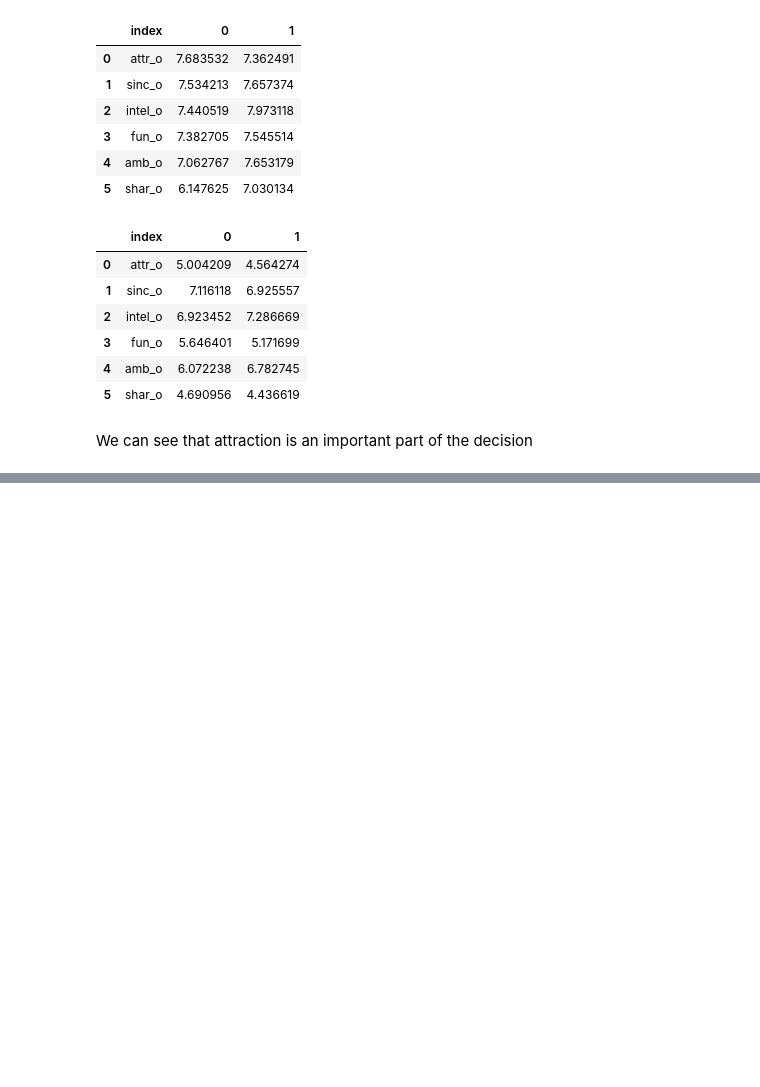
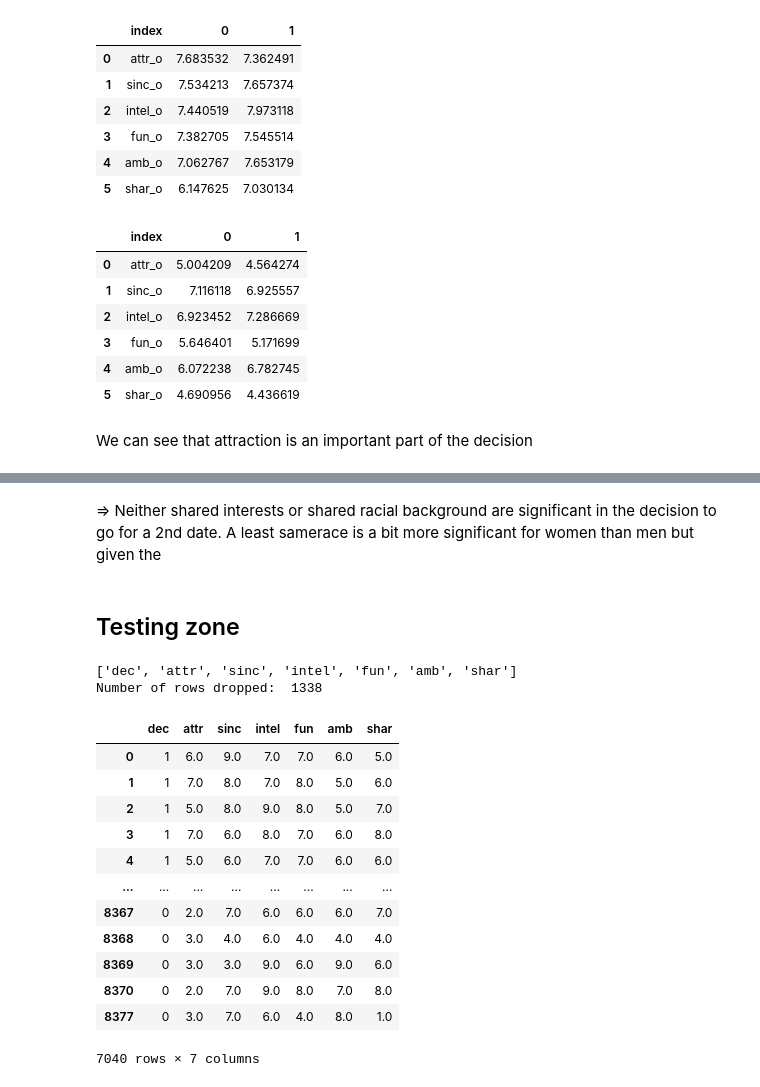
Before and after one commit to cyrilondet/jedha_projects_certif, a Jupyter notebook: 02_EDA/PANDAS_tinder_ongoing/project_tinder.ipynb, the cells around one changed output, grey strips where cells are left out. Drawn from its saved outputs; the diff is of its cells as text; code cells hidden in the pictures; blank space fills up the shorter version.

```diff
--- a/02_EDA/PANDAS_tinder_ongoing/project_tinder.ipynb
+++ b/02_EDA/PANDAS_tinder_ongoing/project_tinder.ipynb
@@ -670,0 +718,26 @@ fig_samerace = px.
+# %% [markdown]
+=> Neither shared interests or shared racial background are significant in the decision to go for a 2nd date. A least samerace is a bit more significant for women than men but given the
+# %% [markdown]
+## Testing zone
+# %%
+col = ["attr","sinc","intel","fun","amb","shar"]
+col.insert(0,"dec")
+print(col)
+df_most_imp_attribute = cleaning_missing_value(df[col])
+display(df_most_imp_attribute)
+# %% [output]
+['dec', 'attr', 'sinc', 'intel', 'fun', 'amb', 'shar']
+Number of rows dropped:  1338
+|  | dec | attr | sinc | intel | fun | amb | shar |
+| 0 | 1 | 6.0 | 9.0 | 7.0 | 7.0 | 6.0 | 5.0 |
+| 1 | 1 | 7.0 | 8.0 | 7.0 | 8.0 | 5.0 | 6.0 |
+| 2 | 1 | 5.0 | 8.0 | 9.0 | 8.0 | 5.0 | 7.0 |
+| 3 | 1 | 7.0 | 6.0 | 8.0 | 7.0 | 6.0 | 8.0 |
+| 4 | 1 | 5.0 | 6.0 | 7.0 | 7.0 | 6.0 | 6.0 |
+| ... | ... | ... | ... | ... | ... | ... | ... |
+| 8367 | 0 | 2.0 | 7.0 | 6.0 | 6.0 | 6.0 | 7.0 |
+| 8368 | 0 | 3.0 | 4.0 | 6.0 | 4.0 | 4.0 | 4.0 |
+| 8369 | 0 | 3.0 | 3.0 | 9.0 | 6.0 | 9.0 | 6.0 |
+| 8370 | 0 | 2.0 | 7.0 | 9.0 | 8.0 | 7.0 | 8.0 |
+| 8377 | 0 | 3.0 | 7.0 | 6.0 | 4.0 | 8.0 | 1.0 |
+7040 rows × 7 columns
```
Also changed, not shown: parts of 25 cells of this notebook.
